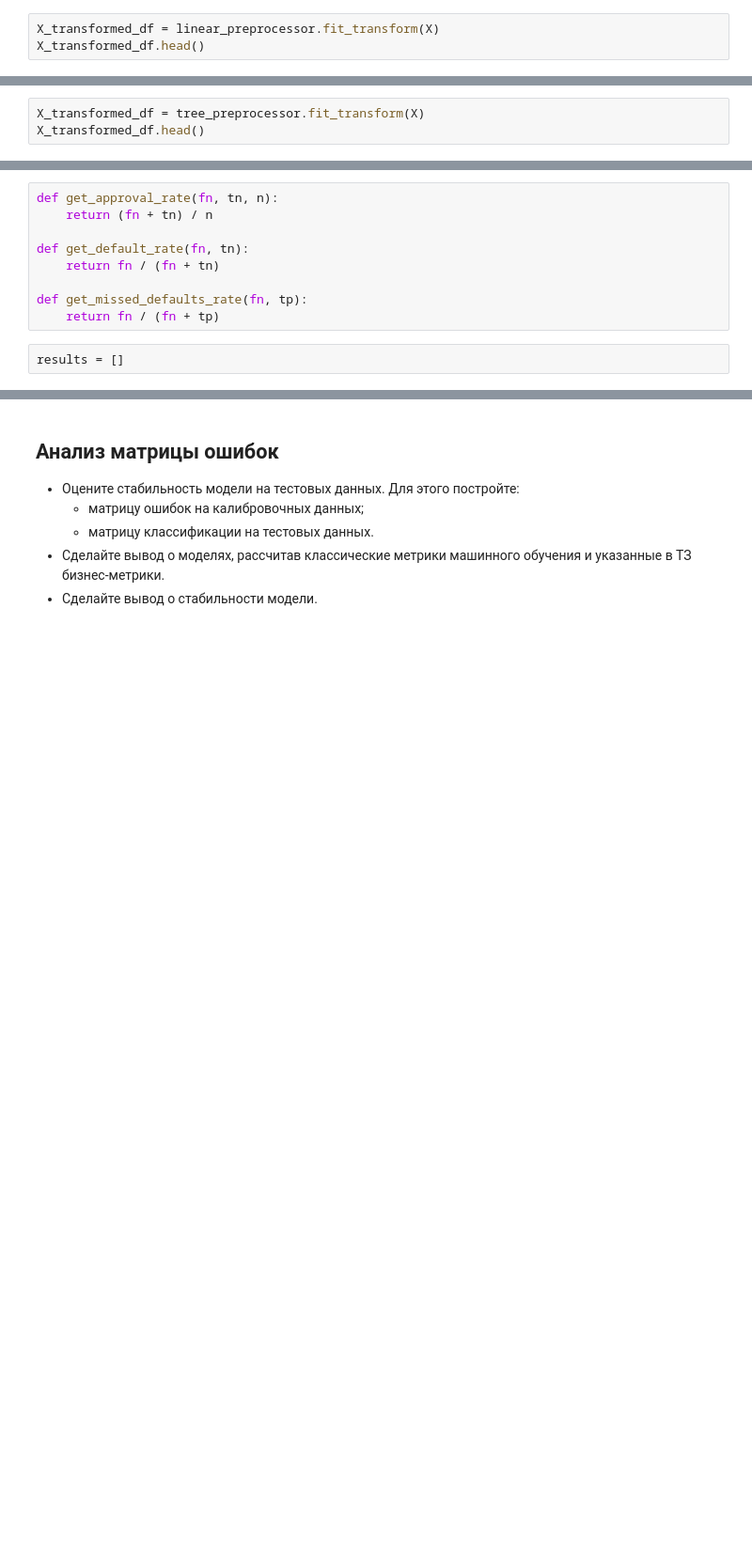
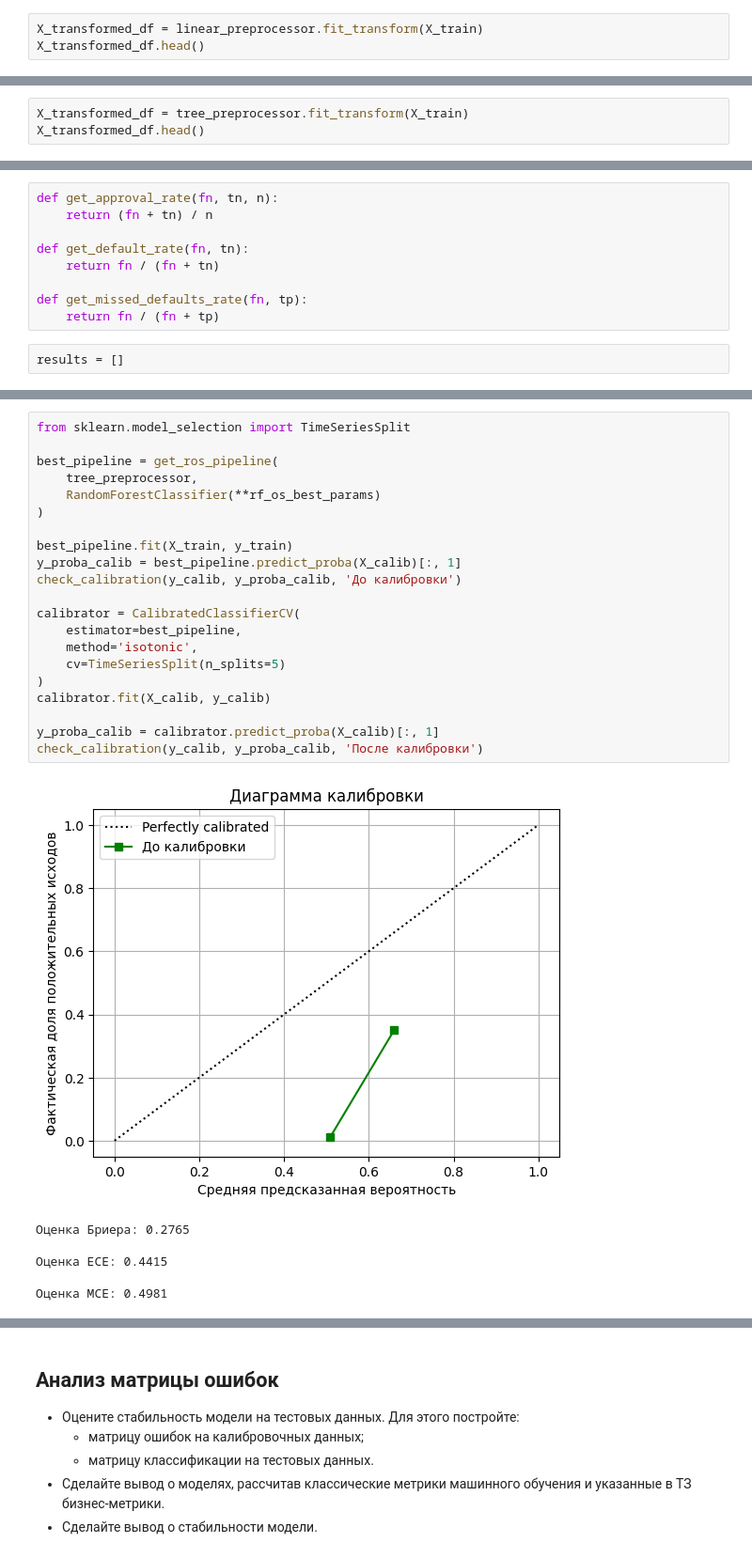
Before and after one commit to KatsayArtemDev/ML, a Jupyter notebook: classification/behavior_scoring/behavior_scoring_predictor.ipynb, the cells around one changed output, grey strips where cells are left out. Shown at 94% size. Cells and saved outputs as stored; diff of their text form; blank space fills up the shorter version.

```diff
--- a/classification/behavior_scoring/behavior_scoring_predictor.ipynb
+++ b/classification/behavior_scoring/behavior_scoring_predictor.ipynb
@@ -914,7 +906,7 @@ tree_preprocessor = ColumnTransformer(
     remainder='drop',
 ).set_output(transform="pandas")
 # %%
-X_transformed_df = linear_preprocessor.fit_transform(X)
+X_transformed_df = linear_preprocessor.fit_transform(X_train)
 X_transformed_df.head()
 # %% [output]
 |  | num__возраст | num__наличие_иждивенцев | num__доход | num__сумма_кредита | num__наличие_ипотеки | ... |
@@ -924,7 +916,7 @@ X_transformed_df.head()
 | 3 | 1.277493 | 1.011627 | -0.815094 | 1.492627 | -0.944692 | ... |
 | 4 | -0.235934 | -0.988507 | 0.217844 | 1.154578 | 1.058546 | ... |
 # %%
-X_transformed_df = tree_preprocessor.fit_transform(X)
+X_transformed_df = tree_preprocessor.fit_transform(X_train)
 X_transformed_df.head()
 # %% [output]
 |  | cat__семейное_положение_нет семьи | cat__семейное_положение_разведённые | num__возраст | num__наличие_иждивенцев | num__доход | ... |
@@ -1368,0 +1412,28 @@ pd.DataFrame(results) \
+# %%
+from sklearn.model_selection import TimeSeriesSplit
+
+best_pipeline = get_ros_pipeline(
+    tree_preprocessor,
+    RandomForestClassifier(**rf_os_best_params)
+)
+
+best_pipeline.fit(X_train, y_train)
+y_proba_calib = best_pipeline.predict_proba(X_calib)[:, 1]
+check_calibration(y_calib, y_proba_calib, 'До калибровки')
+
+calibrator = CalibratedClassifierCV(
+    estimator=best_pipeline,
+    method='isotonic',
+    cv=TimeSeriesSplit(n_splits=5)
+)
+calibrator.fit(X_calib, y_calib)
+
+y_proba_calib = calibrator.predict_proba(X_calib)[:, 1]
+check_calibration(y_calib, y_proba_calib, 'После калибровки')
+# %% [output]
+[figure, added]
+Оценка Бриера: 0.2765
+
+Оценка ECE: 0.4415
+
+Оценка MCE: 0.4981
```
Also changed, not shown: parts of 48 cells of this notebook, 1 other file.
